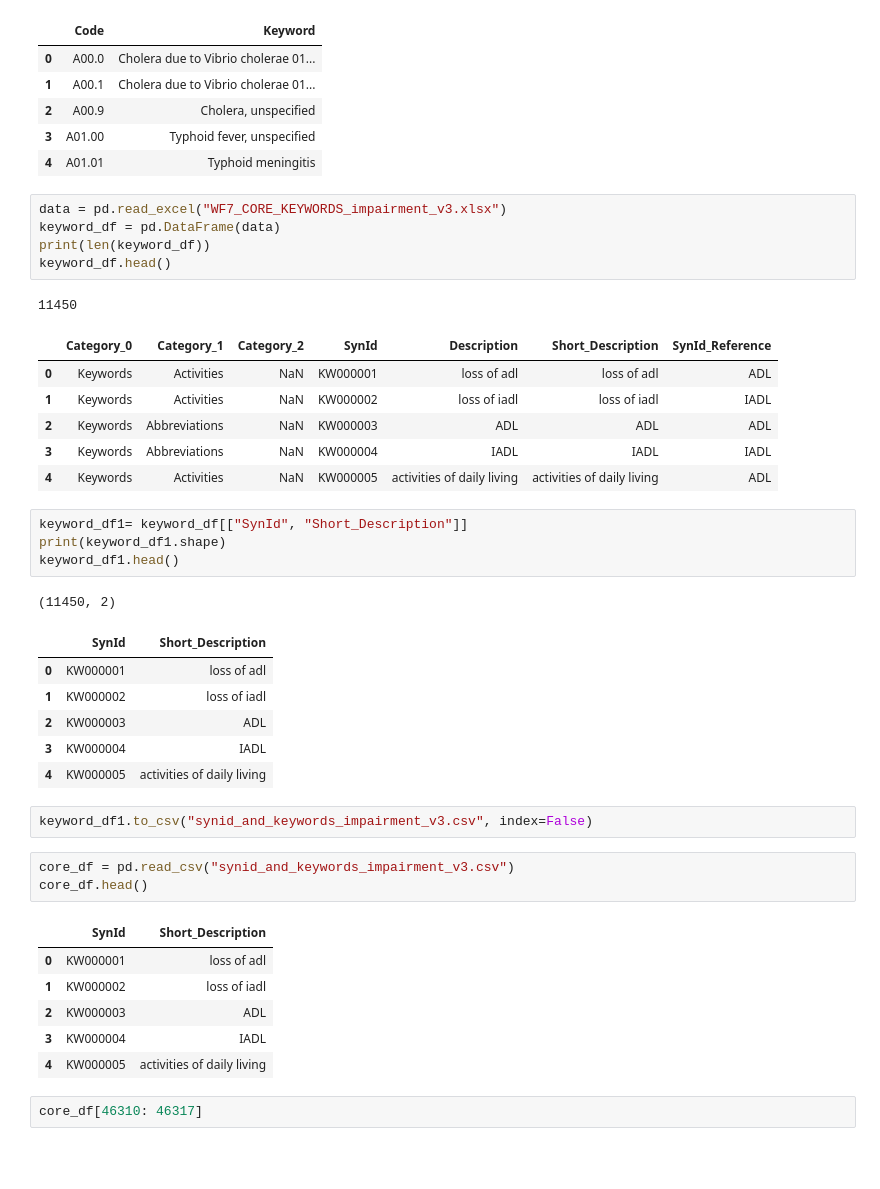
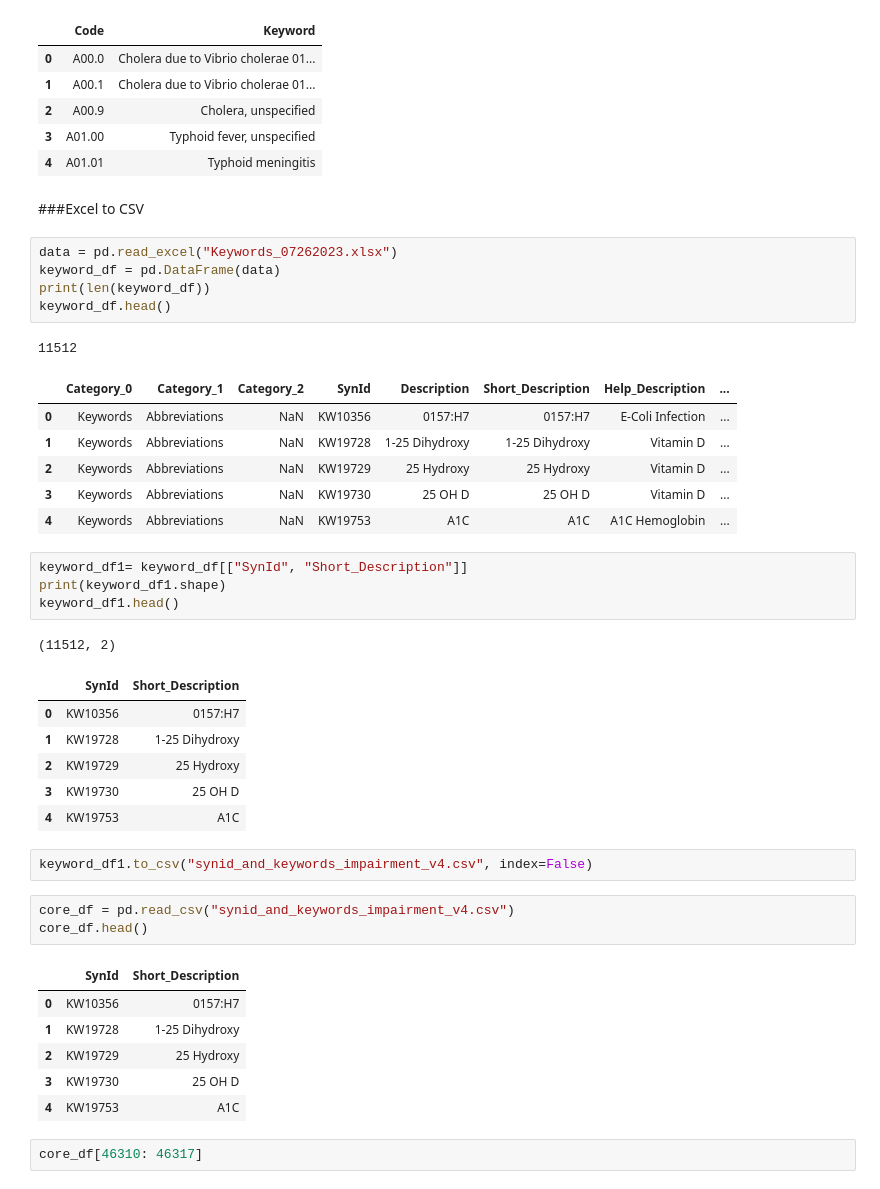
Before and after one commit to rahiakela/nlp-research-and-practice, a Jupyter notebook: text-similarity-works/icd10-code-highlighting/building_icd_code_patterns.ipynb, the cells around one changed output. Drawn from its saved outputs; the diff is of its cells as text; blank space fills up the shorter version.

```diff
--- a/text-similarity-works/icd10-code-highlighting/building_icd_code_patterns.ipynb
+++ b/text-similarity-works/icd10-code-highlighting/building_icd_code_patterns.ipynb
@@ -220,43 +220,45 @@ icd_code_kerword_df.head()
 | 2 | A00.9 | Cholera, unspecified |
 | 3 | A01.00 | Typhoid fever, unspecified |
 | 4 | A01.01 | Typhoid meningitis |
+# %% [markdown]
+###Excel to CSV
 # %%
-data = pd.read_excel("WF7_CORE_KEYWORDS_impairment_v3.xlsx")
+data = pd.read_excel("Keywords_07262023.xlsx")
 keyword_df = pd.DataFrame(data)
 print(len(keyword_df))
 keyword_df.head()
 # %% [output]
-11450
+11512
-|  | Category_0 | Category_1 | Category_2 | SynId | Description | Short_Description | SynId_Reference |
-| 0 | Keywords | Activities | NaN | KW000001 | loss of adl | loss of adl | ADL |
-| 1 | Keywords | Activities | NaN | KW000002 | loss of iadl | loss of iadl | IADL |
-| 2 | Keywords | Abbreviations | NaN | KW000003 | ADL | ADL | ADL |
-| 3 | Keywords | Abbreviations | NaN | KW000004 | IADL | IADL | IADL |
-| 4 | Keywords | Activities | NaN | KW000005 | activities of daily living | activities of daily living | ADL |
+|  | Category_0 | Category_1 | Category_2 | SynId | Description | Short_Description | Help_Description | ... |
+| 0 | Keywords | Abbreviations | NaN | KW10356 | 0157:H7 | 0157:H7 | E-Coli Infection | ... |
+| 1 | Keywords | Abbreviations | NaN | KW19728 | 1-25 Dihydroxy | 1-25 Dihydroxy | Vitamin D | ... |
+| 2 | Keywords | Abbreviations | NaN | KW19729 | 25 Hydroxy | 25 Hydroxy | Vitamin D | ... |
+| 3 | Keywords | Abbreviations | NaN | KW19730 | 25 OH D | 25 OH D | Vitamin D | ... |
+| 4 | Keywords | Abbreviations | NaN | KW19753 | A1C | A1C | A1C Hemoglobin | ... |
 # %%
 keyword_df1= keyword_df[["SynId", "Short_Description"]]
 print(keyword_df1.shape)
 keyword_df1.head()
 # %% [output]
-(11450, 2)
+(11512, 2)
 |  | SynId | Short_Description |
-| 0 | KW000001 | loss of adl |
-| 1 | KW000002 | loss of iadl |
-| 2 | KW000003 | ADL |
-| 3 | KW000004 | IADL |
-| 4 | KW000005 | activities of daily living |
+| 0 | KW10356 | 0157:H7 |
+| 1 | KW19728 | 1-25 Dihydroxy |
+| 2 | KW19729 | 25 Hydroxy |
+| 3 | KW19730 | 25 OH D |
+| 4 | KW19753 | A1C |
 # %%
-keyword_df1.to_csv("synid_and_keywords_impairment_v3.csv", index=False)
+keyword_df1.to_csv("synid_and_keywords_impairment_v4.csv", index=False)
 # %%
-core_df = pd.read_csv("synid_and_keywords_impairment_v3.csv")
+core_df = pd.read_csv("synid_and_keywords_impairment_v4.csv")
 core_df.head()
 # %% [output]
 |  | SynId | Short_Description |
-| 0 | KW000001 | loss of adl |
-| 1 | KW000002 | loss of iadl |
-| 2 | KW000003 | ADL |
-| 3 | KW000004 | IADL |
-| 4 | KW000005 | activities of daily living |
+| 0 | KW10356 | 0157:H7 |
+| 1 | KW19728 | 1-25 Dihydroxy |
+| 2 | KW19729 | 25 Hydroxy |
+| 3 | KW19730 | 25 OH D |
+| 4 | KW19753 | A1C |
 # %%
 core_df[46310: 46317]
 # %% [output]
```
